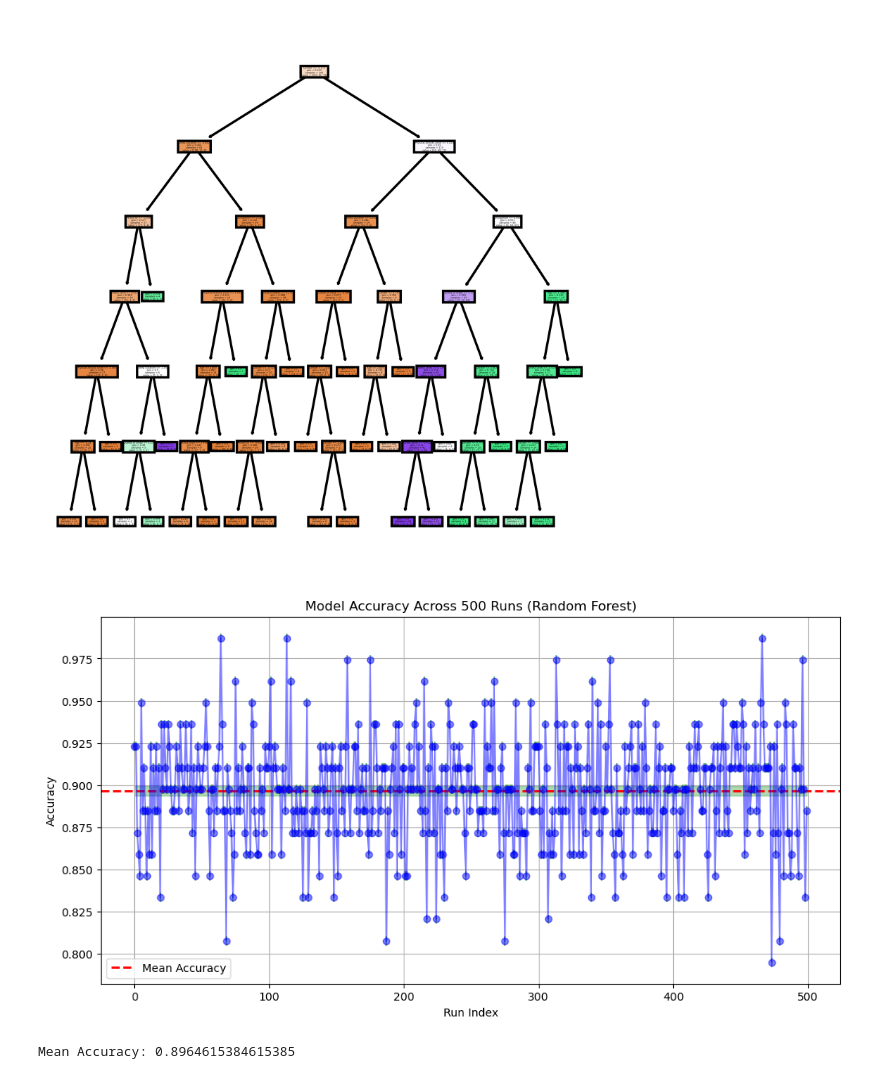
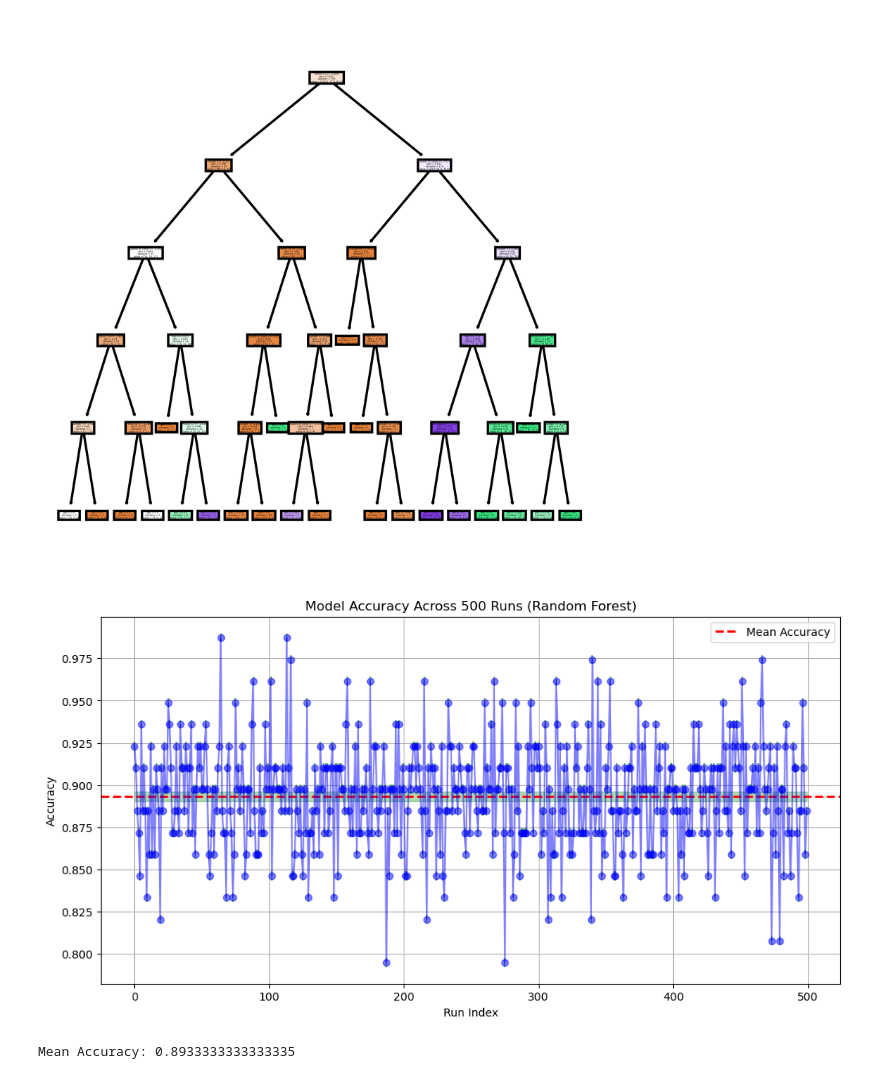
Before and after one commit to mark-earl/AML-PRJ3, a Jupyter notebook: src/random_forest.ipynb, the cells around one changed output. Drawn from its saved outputs; the diff is of its cells as text; code cells hidden in the pictures.

Commit message:
Update Random Forest

```diff
--- a/src/random_forest.ipynb
+++ b/src/random_forest.ipynb
@@ -49,7 +49,7 @@ test = pd.concat([smallPos, smallNeg])
 test = test.sample(frac=1, random_state=3)
 
 # Select important columns
-X = test[["Gender", "Age", "Sleep Duration", "Quality of Sleep", "Physical Activity Level", "Stress Level", "BMI Category", "Heart Rate"]]
+X = test[['Age', 'Sleep Duration', 'Stress Level', 'Physical Activity Level', 'Quality of Sleep', 'BMI Category']]
 y = test['Sleep Disorder']
 
 # Scale data
@@ -57,7 +57,7 @@ scalar = StandardScaler().fit(X)
 X = scalar.transform(X)
 
 # Define model outside of pipeline for display
-model = RandomForestClassifier(n_estimators=100, max_depth=6, min_samples_split=5, criterion='gini')
+model = RandomForestClassifier(max_depth= 5, min_samples_split= 3, n_estimators= 200, criterion='gini')
 
 # Number of parallel runs
 n_runs = 500
@@ -88,7 +88,6 @@ fig, axes = plt.subplots(nrows = 1,ncols = 1,figsize = (4,4), dpi=800)
 tree.plot_tree(model.estimators_[0],
                feature_names = data.columns,
                filled = True);
-fig.savefig('rf_individualtree.png')
 
 # Convert results to numpy array
 results_array = np.array(results)
@@ -123,3 +122,3 @@ print(f"Mean Accuracy: {mean_accuracy}")
-[figure, old version]
+[figure, new version]
-[figure, old version]
+[figure, new version]
-Mean Accuracy: 0.8964615384615385
+Mean Accuracy: 0.8933333333333335
```
Also changed, not shown: parts of 3 cells of this notebook.
